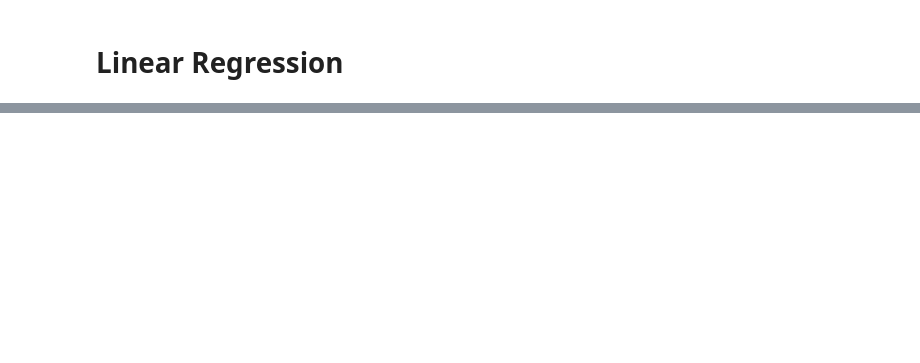
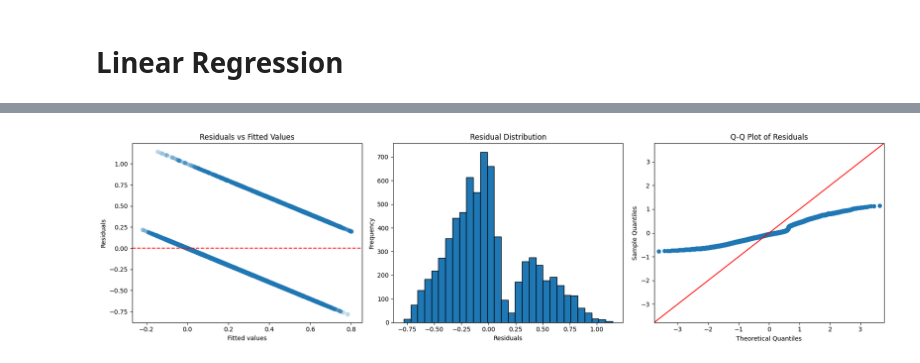
Before and after one commit to eugeniatate-duke/XAI-assumption-junction, a Jupyter notebook: assumption_junction.ipynb, the cells around one changed output, grey strips where cells are left out. Saved outputs shown, nothing was run; the diff lists cells and outputs as text; code cells hidden in the pictures; blank space fills up the shorter version.

```diff
--- a/assumption_junction.ipynb
+++ b/assumption_junction.ipynb
@@ -499,0 +528,47 @@ strong multicollinearity problems or that the design matrix is singular.
+# %%
+fitted_values = linear_model.fittedvalues
+residuals = linear_model.resid
+
+fig, axes = plt.subplots(1, 3, figsize=(18, 5))
+
+# Linearity and homoscedasticity
+axes[0].scatter(
+    fitted_values,
+    residuals,
+    alpha=0.25
+)
+
+axes[0].axhline(
+    0,
+    color="red",
+    linestyle="--"
+)
+
+axes[0].set_title("Residuals vs Fitted Values")
+axes[0].set_xlabel("Fitted values")
+axes[0].set_ylabel("Residuals")
+
+# Residual normality
+axes[1].hist(
+    residuals,
+    bins=30,
+    edgecolor="black"
+)
+
+axes[1].set_title("Residual Distribution")
+axes[1].set_xlabel("Residuals")
+axes[1].set_ylabel("Frequency")
+
+# Q-Q plot
+sm.qqplot(
+    residuals,
+    line="45",
+    ax=axes[2]
+)
+
+axes[2].set_title("Q-Q Plot of Residuals")
+
+plt.tight_layout()
+plt.show()
+# %% [output]
+[figure, added]
```
Also changed, not shown: parts of 69 cells of this notebook.
